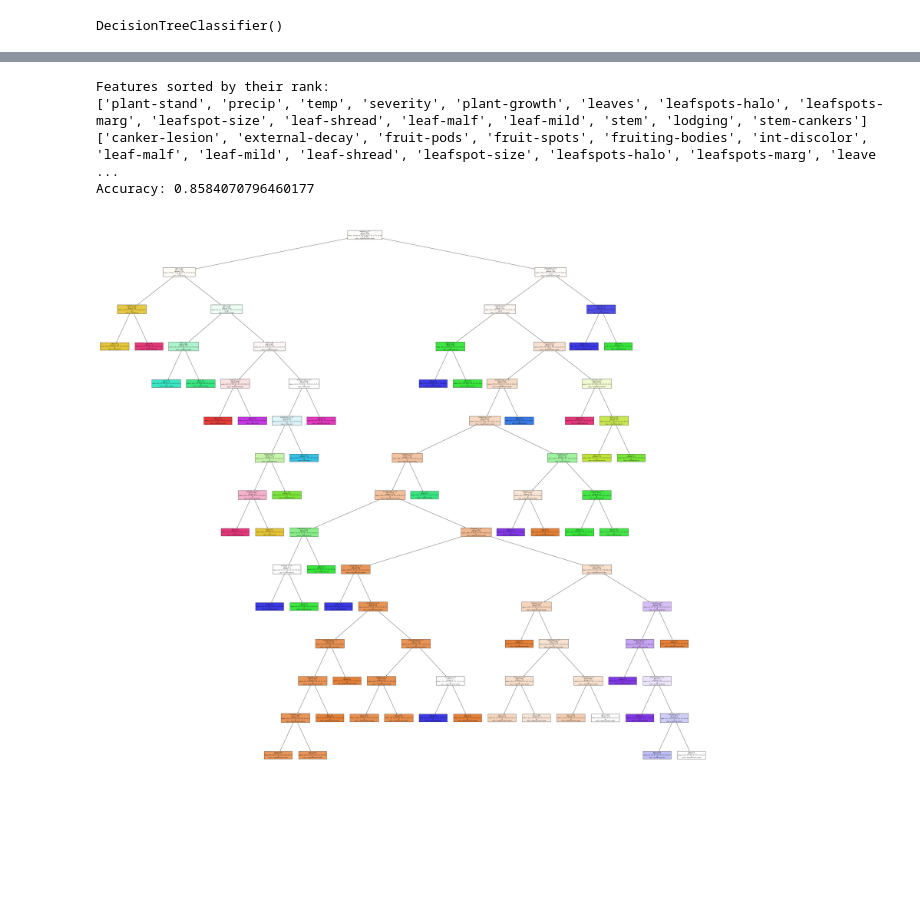
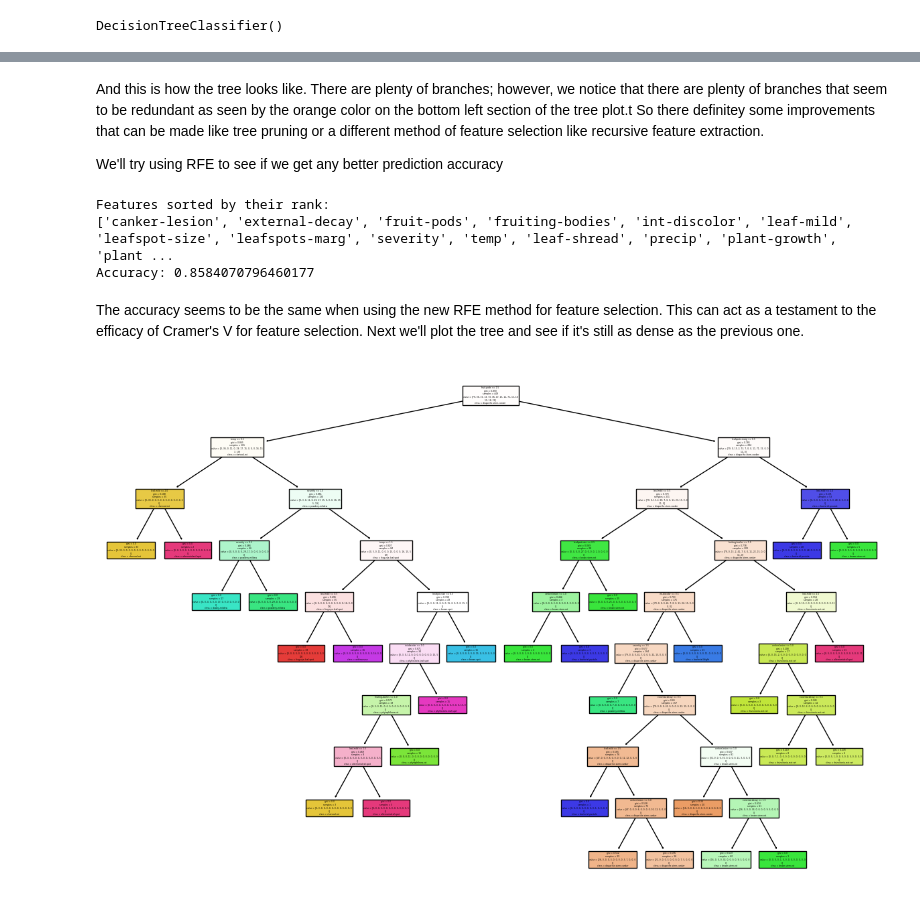
Before and after one commit to Brandon-Jeremy/Soybean-Classification, a Jupyter notebook: Soybean_Classification.ipynb, the cells around one changed output, grey strips where cells are left out. Drawn from its saved outputs; the diff is of its cells as text; code cells hidden in the pictures; blank space fills up the shorter version.

```diff
--- a/Soybean_Classification.ipynb
+++ b/Soybean_Classification.ipynb
@@ -202,10 +224,14 @@ _ = tree.plot_tree(tree_clf,
+# %% [markdown]
+And this is how the tree looks like. There are plenty of branches; however, we notice that there are plenty of branches that seem to be redundant as seen by the orange color on the bottom left section of the tree plot.t So there definitey some improvements that can be made like tree pruning or a different method of feature selection like recursive feature extraction.
+
+We'll try using RFE to see if we get any better prediction accuracy
 # %%
 from sklearn.feature_selection import RFE
 
 
 clf = DecisionTreeClassifier(random_state=42)
 
-rfe = RFE(estimator=clf, n_features_to_select=35)
+rfe = RFE(estimator=clf, n_features_to_select=10)
 
 rfe.fit(x_train, y_train)
 
@@ -213,7 +239,7 @@ print("Features sorted by their rank:")
 new_features = (sorted(zip(map(lambda x: x, rfe.ranking_), x_train.columns)))
 new_features = [feature[1] for feature in new_features]
 
-print(features[:15])
+# print(features[:15])
 print(new_features[:15])
 
 x_train_rfe = rfe.transform(x_train)
@@ -227,14 +253,15 @@ y_pred_rfe = tree_clf_rfe.predict(x_test_rfe)
 print("Accuracy:", accuracy_score(y_test, y_pred_rfe))
 # %% [output]
 Features sorted by their rank:
-['plant-stand', 'precip', 'temp', 'severity', 'plant-growth', 'leaves', 'leafspots-halo', 'leafspots-marg', 'leafspot-size', 'leaf-shread', 'leaf-malf', 'leaf-mild', 'stem', 'lodging', 'stem-cankers']
-['canker-lesion', 'external-decay', 'fruit-pods', 'fruit-spots', 'fruiting-bodies', 'int-discolor', 'leaf-malf', 'leaf-mild', 'leaf-shread', 'leafspot-size', 'leafspots-halo', 'leafspots-marg', 'leave ...
+['canker-lesion', 'external-decay', 'fruit-pods', 'fruiting-bodies', 'int-discolor', 'leaf-mild', 'leafspot-size', 'leafspots-marg', 'severity', 'temp', 'leaf-shread', 'precip', 'plant-growth', 'plant ...
 Accuracy: 0.8584070796460177
+# %% [markdown]
+The accuracy seems to be the same when using the new RFE method for feature selection. This can act as a testament to the efficacy of Cramer's V for feature selection. Next we'll plot the tree and see if it's still as dense as the previous one.
 # %%
-fig = plt.figure(figsize=(60,55))
+fig = plt.figure(figsize=(15,10))
 _ = tree.plot_tree(tree_clf_rfe,
                    feature_names=new_features,
                    class_names=df['class'].unique().tolist(),
                    filled=True)
 # %% [output]
-[figure, old version]
+[figure, new version]
```
Also changed, not shown: parts of 20 cells of this notebook, 1 other file.
